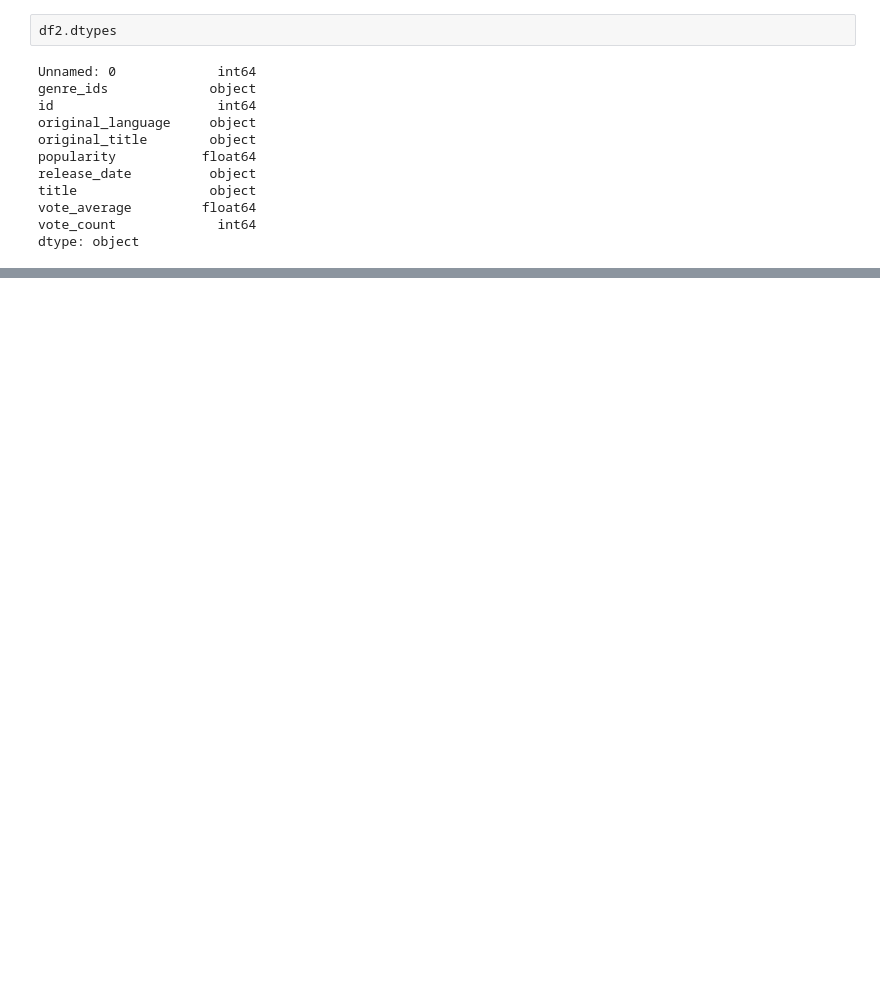
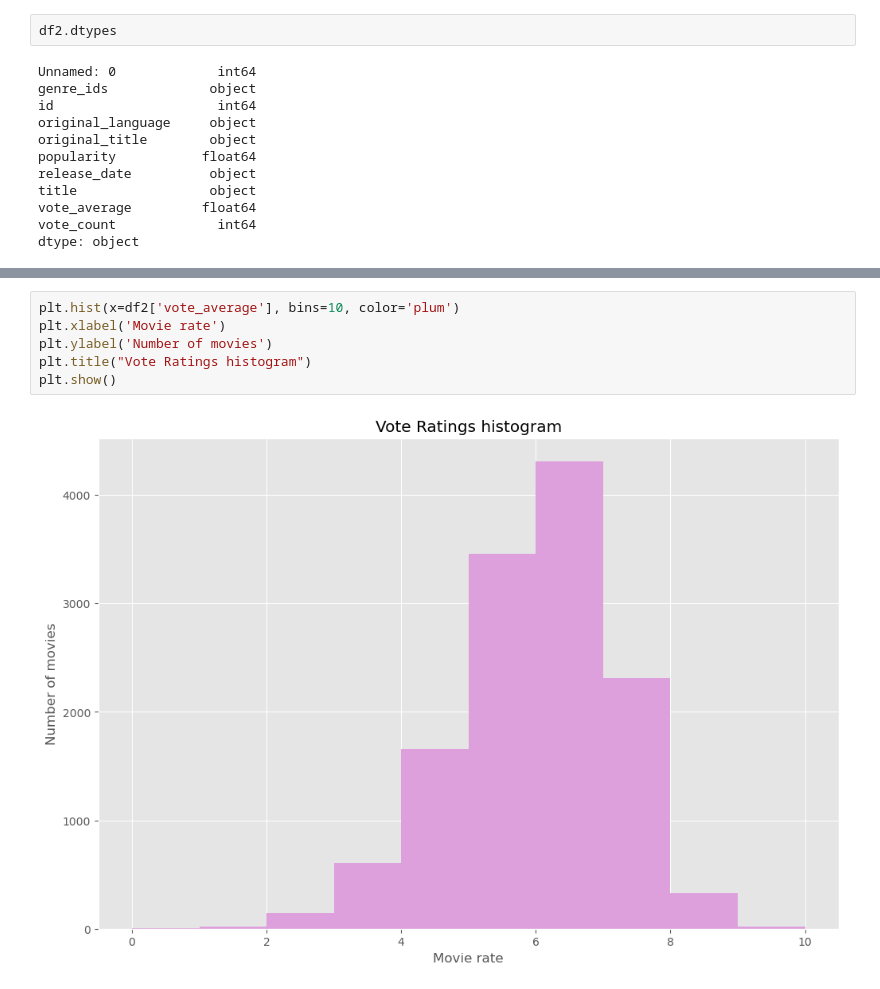
Before and after one commit to sammaash/dsc-phase-1-project, a Jupyter notebook: student.ipynb, the cells around one changed output, grey strips where cells are left out. Saved outputs shown, nothing was run; the diff lists cells and outputs as text; blank space fills up the shorter version.

```diff
--- a/student.ipynb
+++ b/student.ipynb
@@ -414,0 +487,8 @@ df2.head()
+# %%
+plt.hist(x=df2['vote_average'], bins=10, color='plum')
+plt.xlabel('Movie rate')
+plt.ylabel('Number of movies')
+plt.title("Vote Ratings histogram")
+plt.show()
+# %% [output]
+[figure, added]
```
Also changed, not shown: parts of 17 cells of this notebook.
